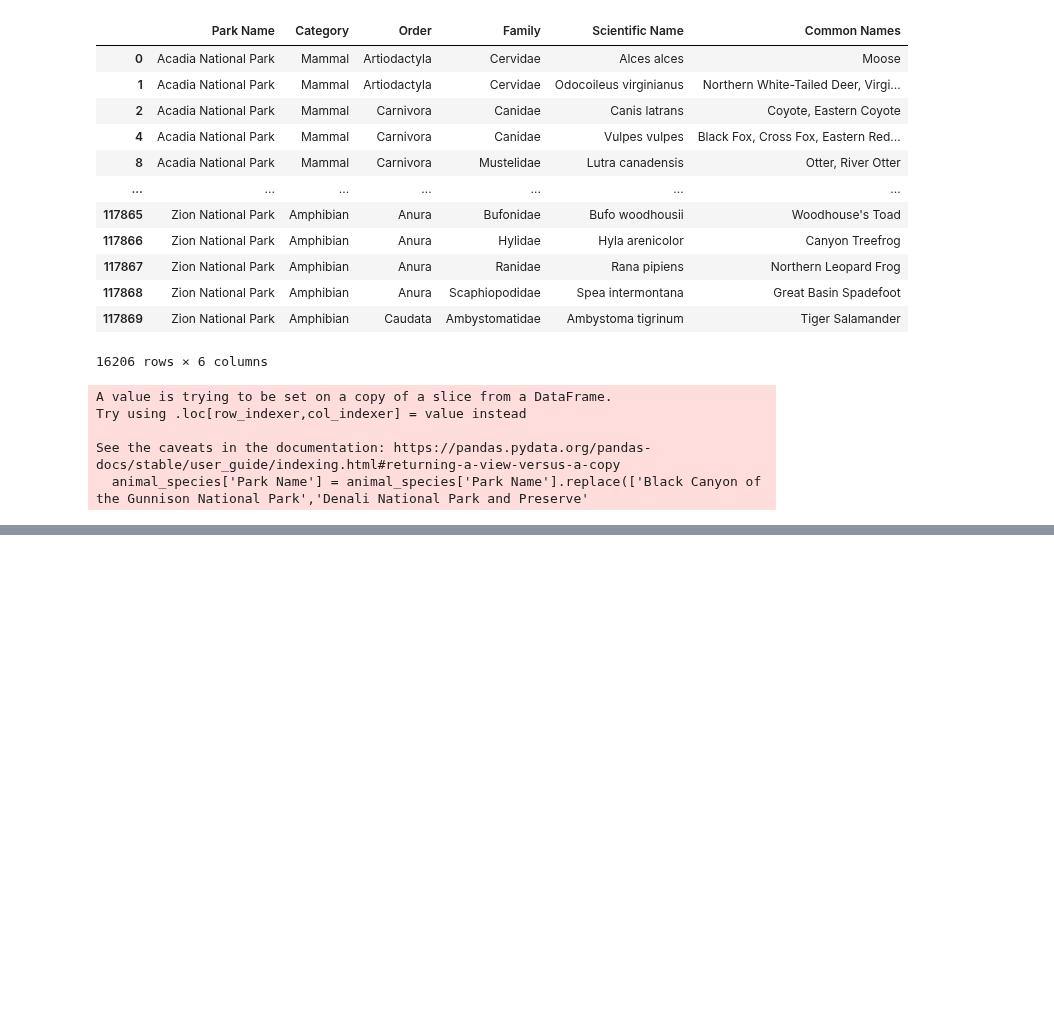
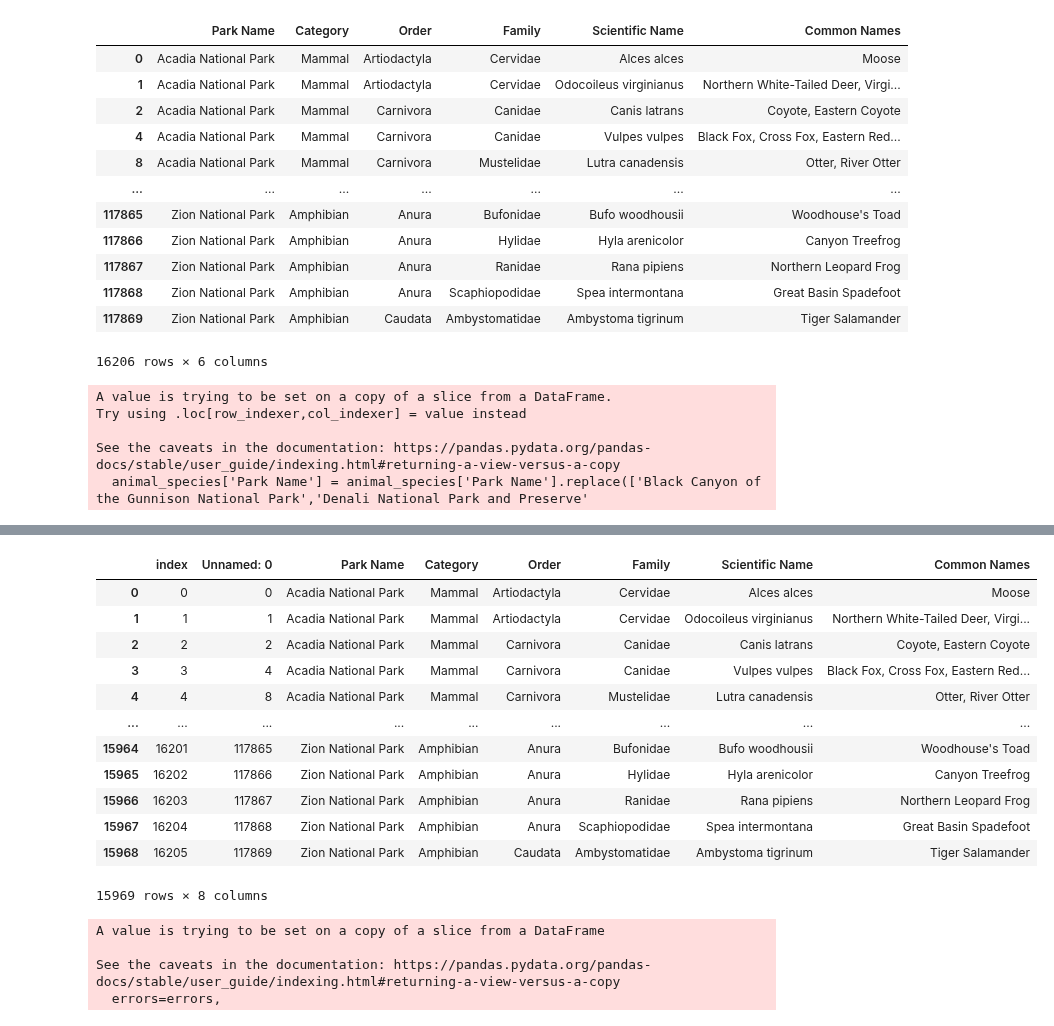
Before and after one commit to adriana-icasiano/National_Parks_Information_Tool, a Jupyter notebook: Park_Species_Data.ipynb, the cells around one changed output, grey strips where cells are left out. Saved outputs shown, nothing was run; the diff lists cells and outputs as text; code cells hidden in the pictures; blank space fills up the shorter version.

Commit message:
update park species script

```diff
--- a/Park_Species_Data.ipynb
+++ b/Park_Species_Data.ipynb
@@ -110,3 +110,7 @@ species_json = (animal_species.groupby(["Park Name"], as_index=True)
                 .to_json("Resources/park_species.json", orient="records"))
 # %%
 animal_species.to_csv("Resources/park_species.csv")
+# %%
+x = "Resources/park_species.csv"
+x_df = pd.read_csv(x)
+x_df
@@ -112,0 +131,3 @@ animal_species.to_csv("Resources/park_species.csv")
+# %%
+# Removing Park with incomplete info
+x_df_1 = x_df["Park Name"]!="Wrangell - St Elias National Park and Preserve"
@@ -112,0 +149,2 @@ animal_species.to_csv("Resources/park_species.csv")
+# %%
+x_df_new = x_df[x_df_1]
@@ -112,0 +167,25 @@ animal_species.to_csv("Resources/park_species.csv")
+# %%
+x_df_new.reset_index(inplace=True)
+# %%
+x_df_new
+# %% [output]
+|  | index | Unnamed: 0 | Park Name | Category | Order | Family | Scientific Name | Common Names |
+| 0 | 0 | 0 | Acadia National Park | Mammal | Artiodactyla | Cervidae | Alces alces | Moose |
+| 1 | 1 | 1 | Acadia National Park | Mammal | Artiodactyla | Cervidae | Odocoileus virginianus | Northern White-Tailed Deer, Virgi... |
+| 2 | 2 | 2 | Acadia National Park | Mammal | Carnivora | Canidae | Canis latrans | Coyote, Eastern Coyote |
+| 3 | 3 | 4 | Acadia National Park | Mammal | Carnivora | Canidae | Vulpes vulpes | Black Fox, Cross Fox, Eastern Red... |
+| 4 | 4 | 8 | Acadia National Park | Mammal | Carnivora | Mustelidae | Lutra canadensis | Otter, River Otter |
+| ... | ... | ... | ... | ... | ... | ... | ... | ... |
+| 15964 | 16201 | 117865 | Zion National Park | Amphibian | Anura | Bufonidae | Bufo woodhousii | Woodhouse's Toad |
+| 15965 | 16202 | 117866 | Zion National Park | Amphibian | Anura | Hylidae | Hyla arenicolor | Canyon Treefrog |
+| 15966 | 16203 | 117867 | Zion National Park | Amphibian | Anura | Ranidae | Rana pipiens | Northern Leopard Frog |
+| 15967 | 16204 | 117868 | Zion National Park | Amphibian | Anura | Scaphiopodidae | Spea intermontana | Great Basin Spadefoot |
+| 15968 | 16205 | 117869 | Zion National Park | Amphibian | Caudata | Ambystomatidae | Ambystoma tigrinum | Tiger Salamander |
+15969 rows × 8 columns
+# %%
+x_df_new.drop(columns=["index", "Unnamed: 0"], axis=1, inplace=True)
+# %% [output]
+A value is trying to be set on a copy of a slice from a DataFrame
+
+See the caveats in the documentation: https://pandas.pydata.org/pandas-docs/stable/user_guide/indexing.html#returning-a-view-versus-a-copy
+  errors=errors,
```
Also changed, not shown: parts of 6 cells of this notebook.
